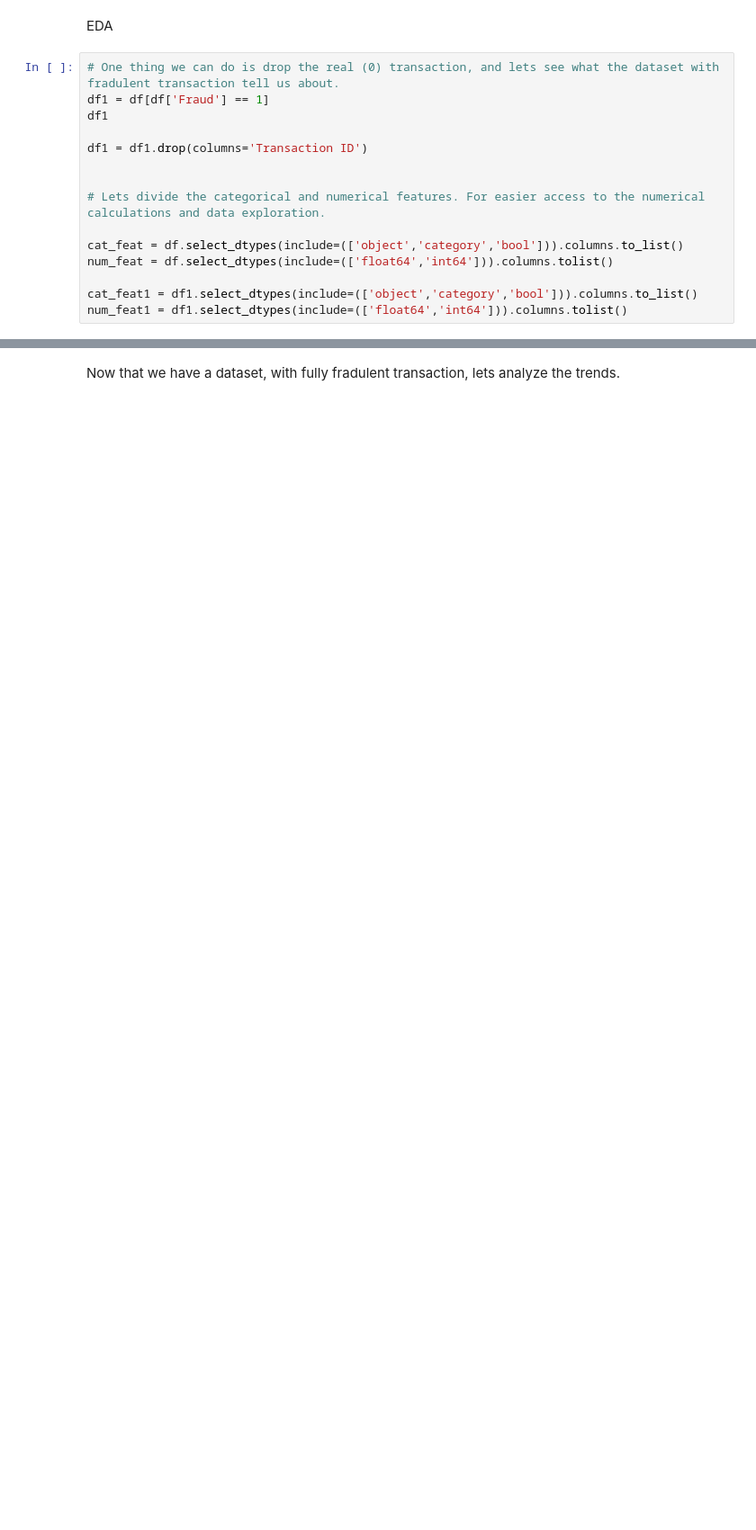
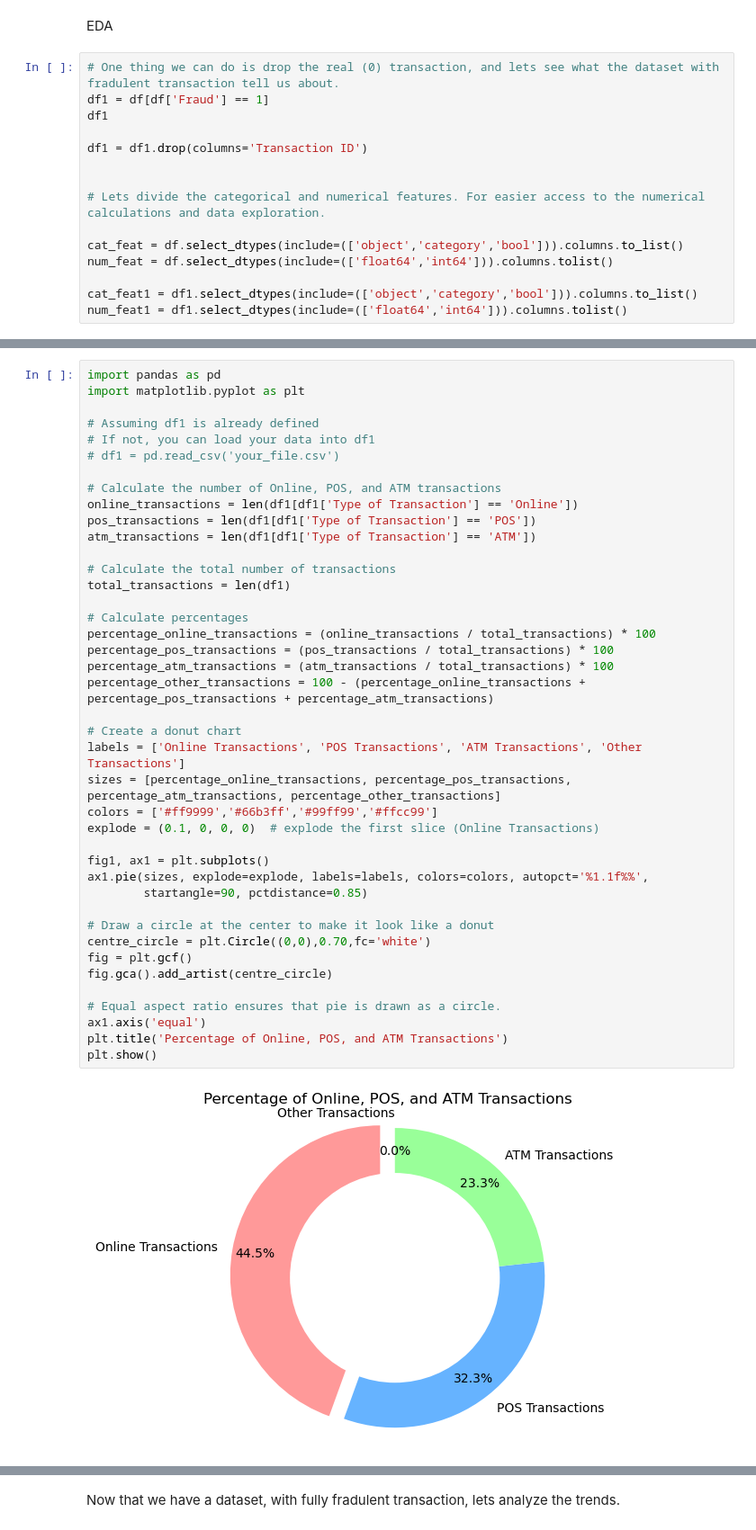
Before and after one commit to blue-jays/Credit_Card_Fraud_Detection_System, a Jupyter notebook: test.ipynb, the cells around one changed output, grey strips where cells are left out. Shown at 90% size. Cells and saved outputs as stored; diff of their text form; blank space fills up the shorter version.

```diff
--- a/test.ipynb
+++ b/test.ipynb
@@ -128,0 +196,43 @@ num_feat1 = df1.select_dtypes(include=(['float64','int64'])).columns.tolist()
+# %%
+import pandas as pd
+import matplotlib.pyplot as plt
+
+# Assuming df1 is already defined
+# If not, you can load your data into df1
+# df1 = pd.read_csv('your_file.csv')
+
+# Calculate the number of Online, POS, and ATM transactions
+online_transactions = len(df1[df1['Type of Transaction'] == 'Online'])
+pos_transactions = len(df1[df1['Type of Transaction'] == 'POS'])
+atm_transactions = len(df1[df1['Type of Transaction'] == 'ATM'])
+
+# Calculate the total number of transactions
+total_transactions = len(df1)
+
+# Calculate percentages
+percentage_online_transactions = (online_transactions / total_transactions) * 100
+percentage_pos_transactions = (pos_transactions / total_transactions) * 100
+percentage_atm_transactions = (atm_transactions / total_transactions) * 100
+percentage_other_transactions = 100 - (percentage_online_transactions + percentage_pos_transactions + percentage_atm_transactions)
+
+# Create a donut chart
+labels = ['Online Transactions', 'POS Transactions', 'ATM Transactions', 'Other Transactions']
+sizes = [percentage_online_transactions, percentage_pos_transactions, percentage_atm_transactions, percentage_other_transactions]
+colors = ['#ff9999','#66b3ff','#99ff99','#ffcc99']
+explode = (0.1, 0, 0, 0)  # explode the first slice (Online Transactions)
+
+fig1, ax1 = plt.subplots()
+ax1.pie(sizes, explode=explode, labels=labels, colors=colors, autopct='%1.1f%%',
+        startangle=90, pctdistance=0.85)
+
+# Draw a circle at the center to make it look like a donut
+centre_circle = plt.Circle((0,0),0.70,fc='white')
+fig = plt.gcf()
+fig.gca().add_artist(centre_circle)
+
+# Equal aspect ratio ensures that pie is drawn as a circle.
+ax1.axis('equal')
+plt.title('Percentage of Online, POS, and ATM Transactions')
+plt.show()
+# %% [output]
+[figure, added]
```
Also changed, not shown: parts of 5 cells of this notebook, 2 other files.
